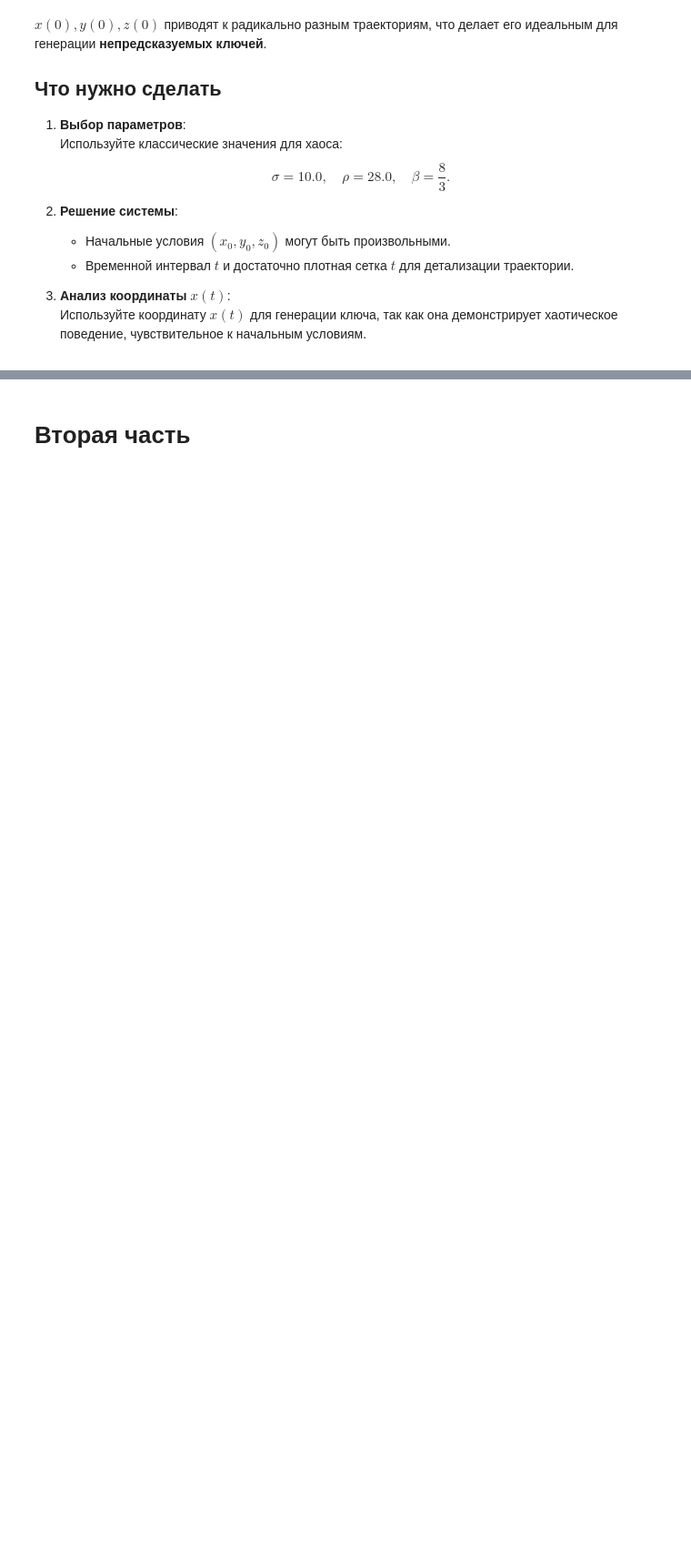
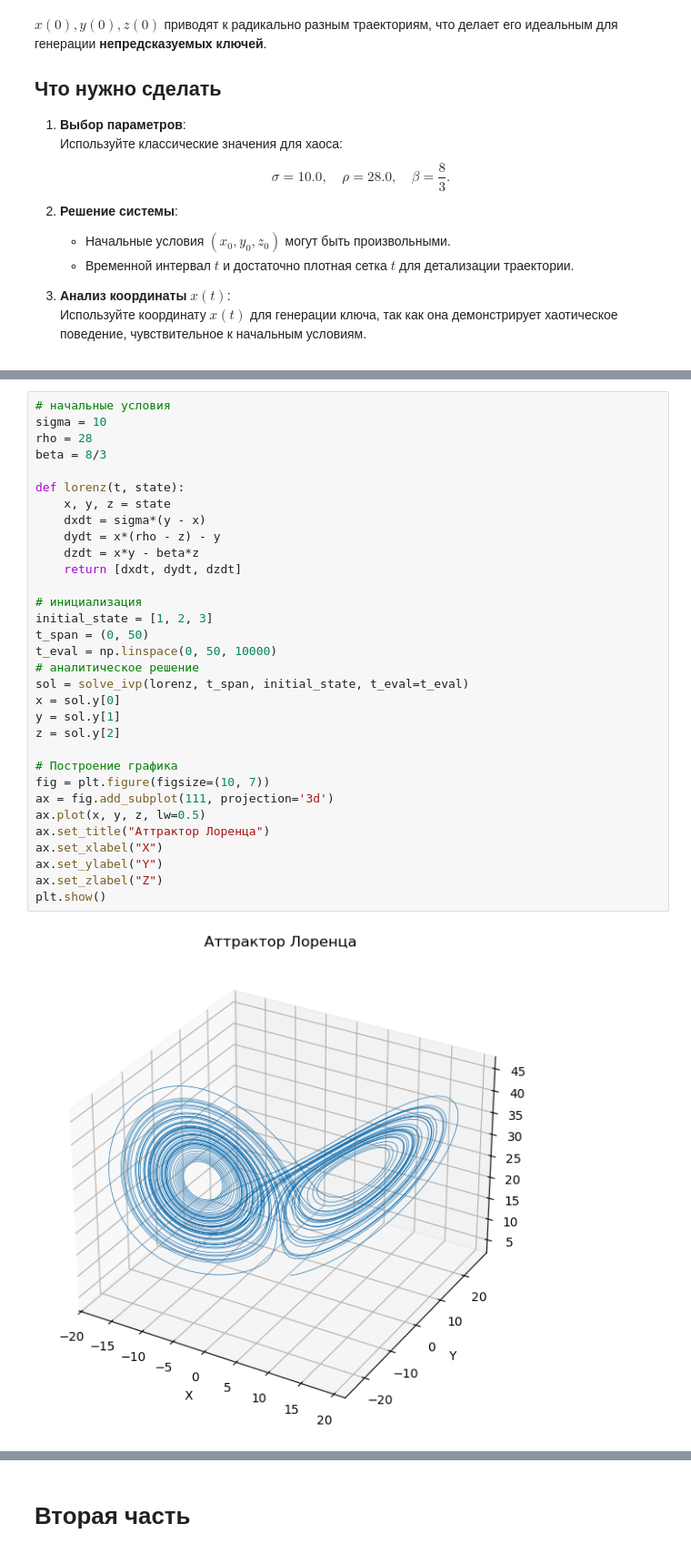
Before and after one commit to 17Squidgy/Diffurs, a Jupyter notebook: lab_de_chaos_crypto.ipynb, the cells around one changed output, grey strips where cells are left out. Shown: that part at 91% size. Saved outputs shown, nothing was run; the diff lists cells and outputs as text; blank space fills up the shorter version.

```diff
--- a/lab_de_chaos_crypto.ipynb
+++ b/lab_de_chaos_crypto.ipynb
@@ -92,3 +70,37 @@ z = ...
+# %%
+# начальные условия
+sigma = 10
+rho = 28
+beta = 8/3
+
+def lorenz(t, state):
+    x, y, z = state
+    dxdt = sigma*(y - x)
+    dydt = x*(rho - z) - y
+    dzdt = x*y - beta*z
+    return [dxdt, dydt, dzdt]
+
+# инициализация
+initial_state = [1, 2, 3]
+t_span = (0, 50)
+t_eval = np.linspace(0, 50, 10000)
+# аналитическое решение
+sol = solve_ivp(lorenz, t_span, initial_state, t_eval=t_eval)
+x = sol.y[0]
+y = sol.y[1]
+z = sol.y[2]
+
+# Построение графика
+fig = plt.figure(figsize=(10, 7))
+ax = fig.add_subplot(111, projection='3d')
+ax.plot(x, y, z, lw=0.5)
+ax.set_title("Аттрактор Лоренца")
+ax.set_xlabel("X")
+ax.set_ylabel("Y")
+ax.set_zlabel("Z")
+plt.show()
+# %% [output]
+[figure, added]
 # %% [markdown]
 ## Хэширование
 
```
Also changed, not shown: parts of 42 cells of this notebook.
